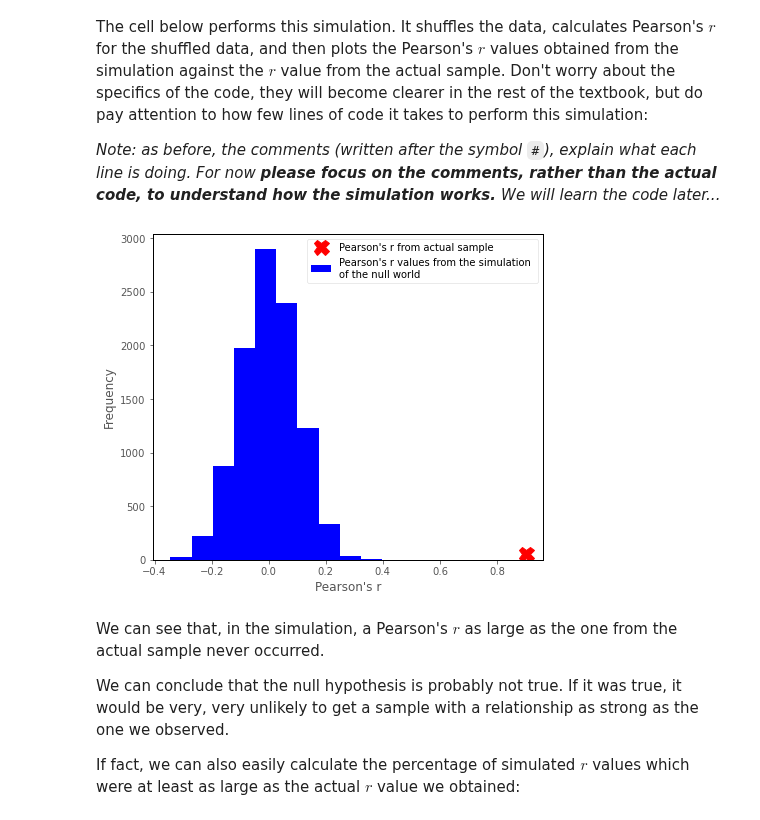
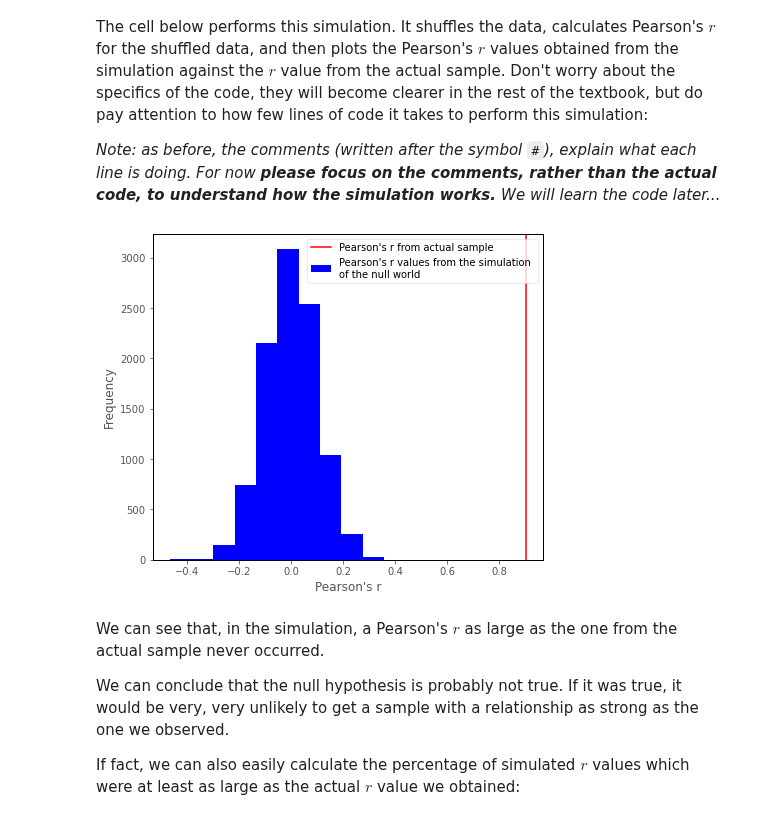
Before and after one commit to pxr687/islands_python_foundations, a Jupyter notebook: 1_populations_samples_questions.ipynb, the cells around one changed output. Saved outputs shown, nothing was run; the diff lists cells and outputs as text; code cells hidden in the pictures.

```diff
--- a/1_populations_samples_questions.ipynb
+++ b/1_populations_samples_questions.ipynb
@@ -350,20 +351,3 @@ py_found.actual_sample_plot_repeated(trial_df)
 [Explain logic of permutation test]
 [Illustrate shuffling on raw data]
 [Illustrate graphically]
-# %%
-n_repeats = 10000
-simulation_results = np.zeros(n_repeats)
-
-
-for i in np.arange(n_repeats):
-    shuffled_change_scores = np.array(np.random.permutation(sim_df['change']))
-
-    fake_placebo = shuffled_change_scores[:len(trial_df[trial_df['group'] == 'placebo'])]
-    fake_drug = shuffled_change_scores[len(trial_df[trial_df['group'] == 'placebo']):]
-
-    percent_diff = np.sum(fake_placebo == '+')/len(fake_placebo)*100 - np.sum(fake_drug == '+')/len(fake_drug)*100
-
-    simulation_results[i] = percent_diff
-
-plt.hist(simulation_results)
-plt.show()
@@ -387,0 +354,20 @@ np.count_nonzero(simulation_results >= actual_percent_diff)/len(simulation_resul
+# %%
+n_repeats = 10000
+simulation_results = np.zeros(n_repeats)
+
+change_scores = np.array(trial_df['change'].copy())
+n_placebo = len(trial_df[trial_df['group'] == 'placebo'])
+
+for i in np.arange(n_repeats):
+
+    shuffled_change_scores = np.random.permutation(change_scores)
+
+    fake_placebo = shuffled_change_scores[:n_placebo]
+    fake_drug = shuffled_change_scores[n_placebo:]
+
+    percent_diff = np.sum(fake_placebo == '+')/len(fake_placebo)*100 - np.sum(fake_drug == '+')/len(fake_drug)*100
+
+    simulation_results[i] = percent_diff
+
+plt.hist(simulation_results, color = 'blue')
+plt.show()
@@ -636,27 +646,27 @@ The cell below performs this simulation. It shuffles the data, calculates Pearso
 # %%
 # set the number of times the shuffling process should be repeated
 n_iters = 10000
 
 # create an array to store the pearson's r values from the shuffled data
 fake_r = np.zeros(n_iters)
 
 # shuffle the data 10,000 times and store the simulated pearson's r values
 for i in np.arange(n_iters):
     shuffled_cog_impairment = np.random.permutation(cognitive_impairment)
     fake_r[i] = scipy.stats.pearsonr(pollutant_exposure, shuffled_cog_impairment)[0]
 
 # plot the r values obtained from the simulation of the null world
 plt.hist(fake_r, color = 'blue', label = "Pearson's r values from the simulation \nof the null world")
 
 # plot the r value obtained from the actual sample
-plt.plot(actual_r, 50, 'X', markersize = 15,  color = 'red', label = "Pearson's r from actual sample")
+plt.axvline(actual_r, color = 'red', label = "Pearson's r from actual sample")
 
 # label the axes and show the legend
 plt.xlabel("Pearson's r")
 plt.ylabel('Frequency')
 plt.legend();
 # %% [output]
-[figure, old version]
+[figure, new version]
 # %% [markdown]
 We can see that, in the simulation, a Pearson's $r$ as large as the one from the actual sample never occurred.
 
```
Also changed, not shown: parts of 20 cells of this notebook.
